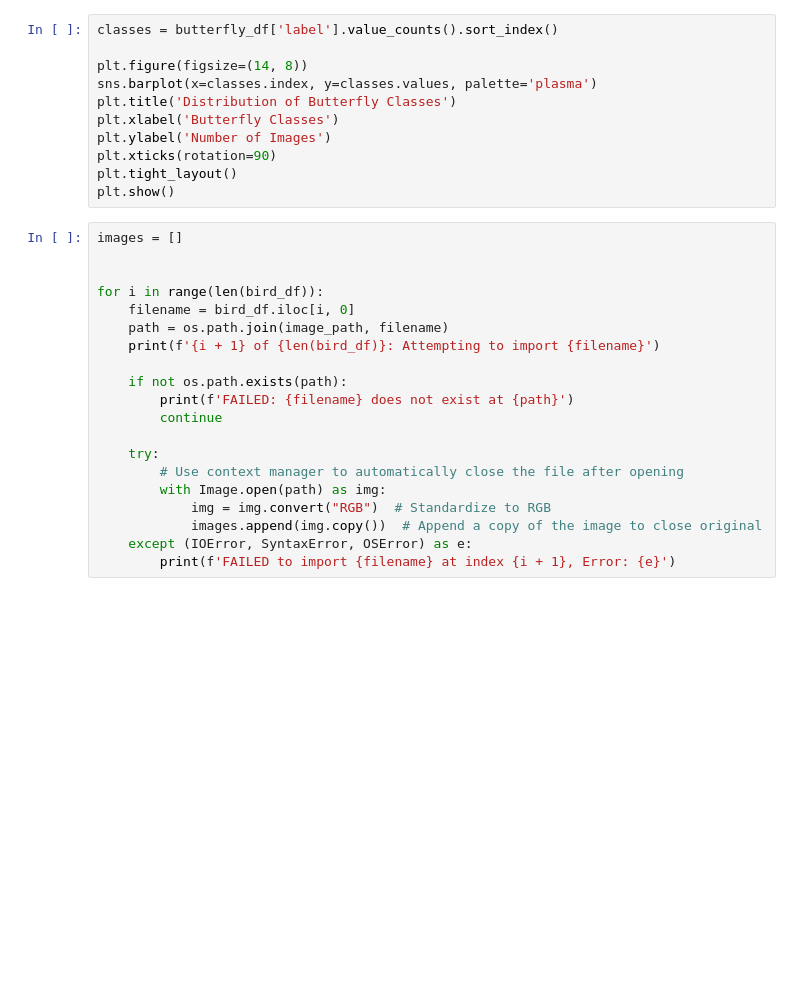
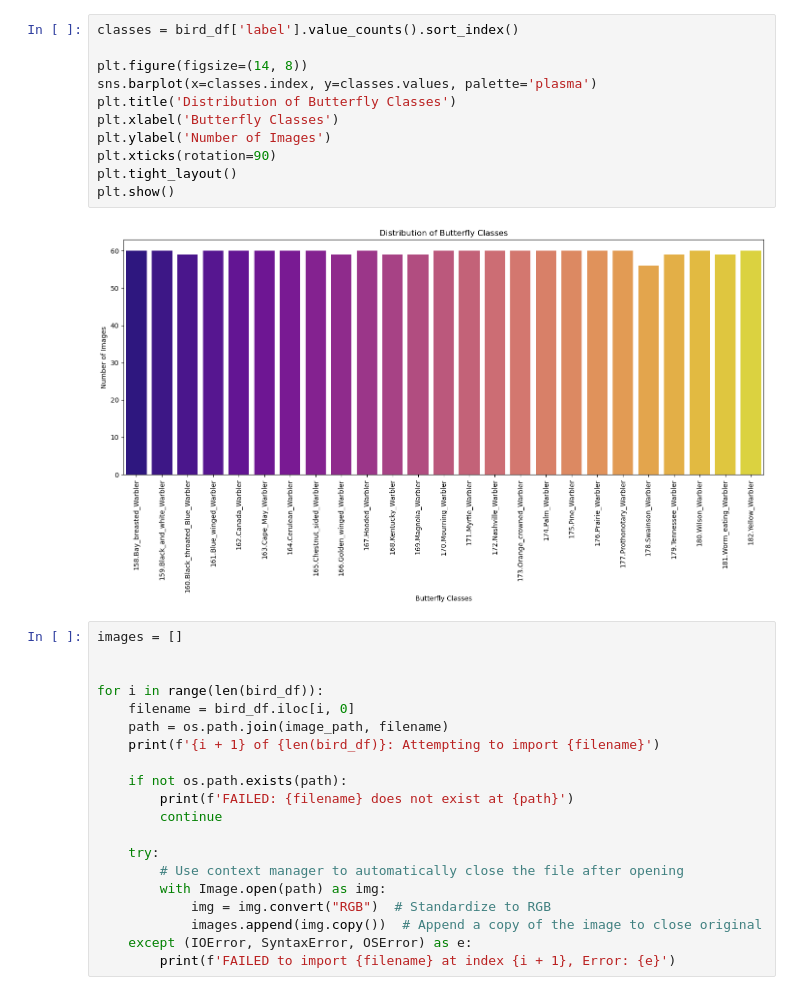
Before and after one commit to hsingh8015/project3_imageclassification, a Jupyter notebook: Model.ipynb, the cells around one changed output. Drawn from its saved outputs; the diff is of its cells as text; blank space fills up the shorter version.

```diff
--- a/Model.ipynb
+++ b/Model.ipynb
@@ -22,14 +28,16 @@ bird_df.head()
 # %%
-classes = butterfly_df['label'].value_counts().sort_index()
+classes = bird_df['label'].value_counts().sort_index()
 
 plt.figure(figsize=(14, 8))
 sns.barplot(x=classes.index, y=classes.values, palette='plasma')
 plt.title('Distribution of Butterfly Classes')
 plt.xlabel('Butterfly Classes')
 plt.ylabel('Number of Images')
 plt.xticks(rotation=90)
 plt.tight_layout()
 plt.show()
+# %% [output]
+[figure, added]
 # %%
 images = []
 
```
Also changed, not shown: parts of 9 cells of this notebook.
